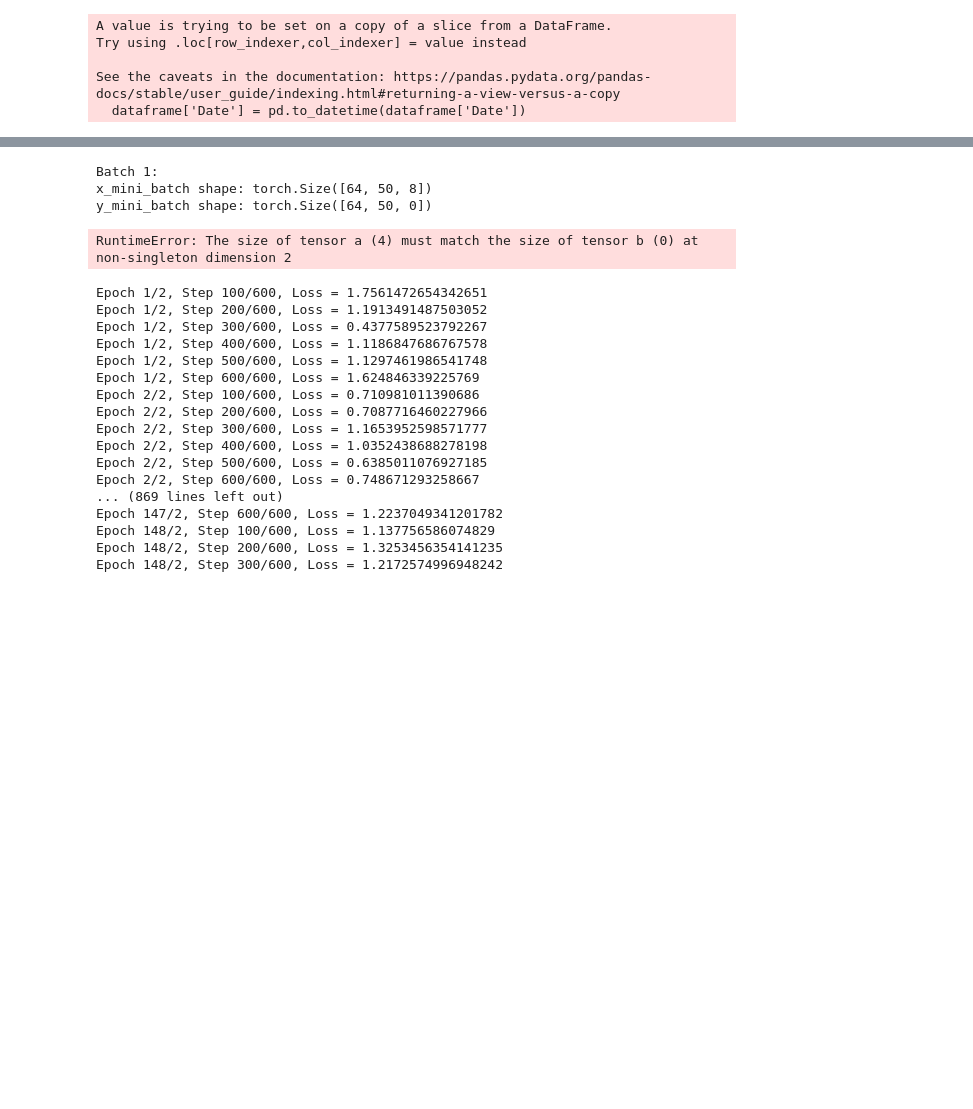
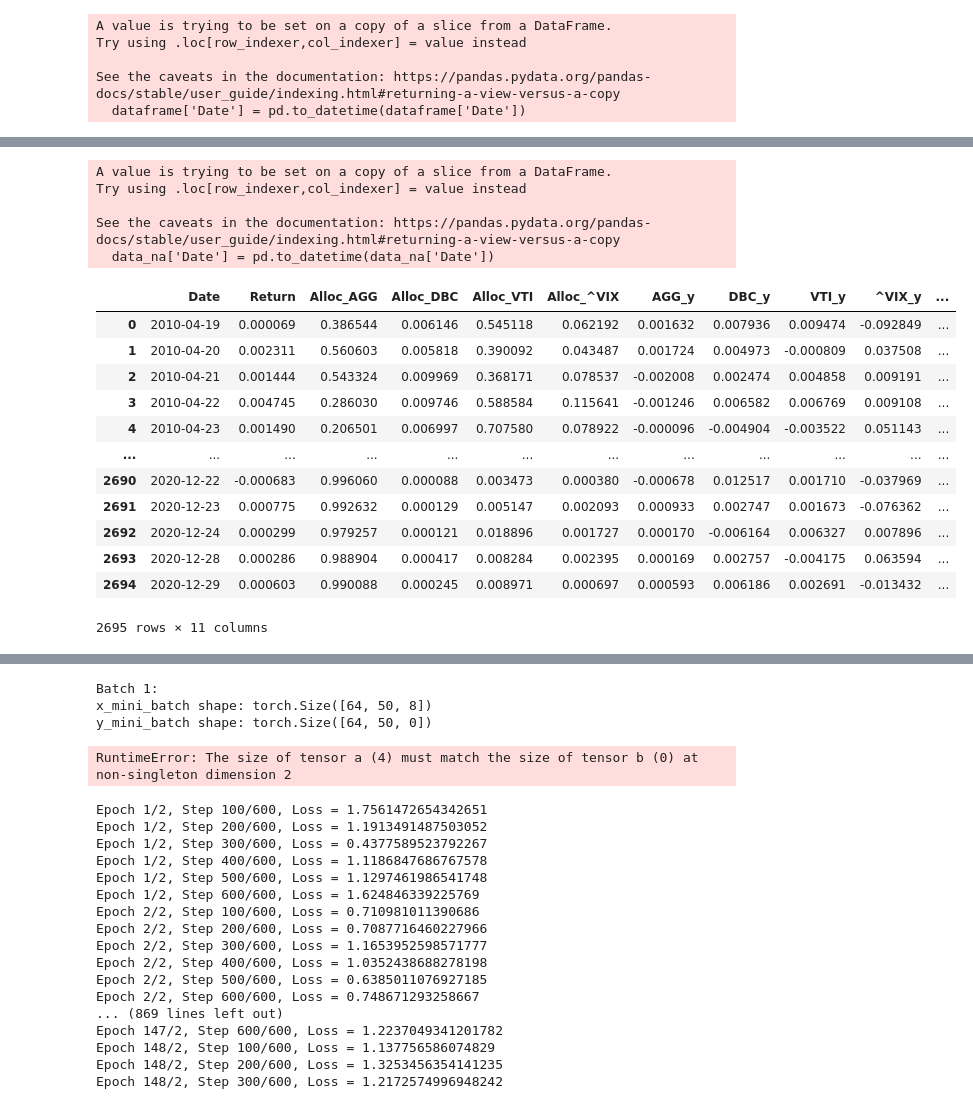
Before and after one commit to alexandreviard/DL-Portfolio-CMAP, a Jupyter notebook: rnn.ipynb, the cells around one changed output, grey strips where cells are left out. Saved outputs shown, nothing was run; the diff lists cells and outputs as text; code cells hidden in the pictures; blank space fills up the shorter version.

Commit message:
training and investing

```diff
--- a/rnn.ipynb
+++ b/rnn.ipynb
@@ -43,6 +34,14 @@ class PortfolioRNN(nn.Module):
         # portfolio_returns -> (batch_size)
         sharpe = torch.mean(portfolio_returns, dim = -1) / torch.std(portfolio_returns, dim = -1)
         return -sharpe.mean()
+
+    def get_allocations(self, X):
+        with torch.no_grad():
+            h0 = torch.zeros(self.num_layers, X.size(0), self.hidden_size).to(device)
+            out, _ = self.rnn(X,h0)
+            out = self.linear(out)
+            out = torch.softmax(out, dim=-1)
+        return out[:, -1, :]
 # %%
 model = PortfolioRNN(5, 1, 1, 2).to(device)
 
@@ -115,6 +128,8 @@ def create_batches(dataframe, start_date, end_date, window_size=50):
     x_batches = []
     y_batches = []
     dates_batches = []
+    dates_per_feature = []
+    y = []
 
     for i in range(len(filtered_data) - window_size):
         window_returns = filtered_data.iloc[i:i+window_size][[col for col in dataframe.columns if col.endswith('_R')]].values
@@ -123,15 +138,19 @@ def create_batches(dataframe, start_date, end_date, window_size=50):
         window_x = np.concatenate([window_returns, window_prices], axis=1)
         window_y = filtered_data.iloc[i:i+window_size][[col for col in dataframe.columns if col.endswith('_y')]].values
 
-        window_dates = filtered_data.iloc[i:i+window_size]['Date'].values
+        window_dates_batches = filtered_data.iloc[i:i+window_size]['Date'].values
+        dates_per_feature.append(filtered_data.iloc[i+window_size]['Date'].date())
+
+        y.append(filtered_data.iloc[i+window_size][[col for col in dataframe.columns if col.endswith('_y')]].values)
 
         x_batches.append(window_x)
         y_batches.append(window_y)
-        dates_batches.append(window_dates)
+        dates_batches.append(window_dates_batches)
 
-    return np.array(x_batches), np.array(y_batches), np.array(dates_batches)
+    return np.array(x_batches), np.array(y_batches), np.array(y, dtype=np.float32), np.array(dates_batches), dates_per_feature
 
-x_batches, y_batches, dates_batches = create_batches(data_na, start_date="2006-01-01", end_date="2010-12-31")
+x_batches, y_batches, y, dates_batches, dates_per_feature = create_batches(data_na, start_date="2006-01-01", end_date="2020-12-29")
+y = y.reshape(y.shape[0], 1, y.shape[1])
 # %% [output]
 A value is trying to be set on a copy of a slice from a DataFrame.
 Try using .loc[row_indexer,col_indexer] = value instead
@@ -140,0 +360,42 @@ See the caveats in the documentation: https://pandas.pydata.org/pandas-docs/stab
+# %%
+
+dataframe_result = pd.DataFrame({
+    'Date': pd.Series(dates_per_feature[idx_invest[0][0]:idx_invest[-1][1]]),
+    'Return': pd.Series(rdt_all.numpy().flatten()),
+    'Alloc_AGG': pd.Series(alloc_all[:, 0]),
+    'Alloc_DBC': pd.Series(alloc_all[:, 1]),
+    'Alloc_VTI': pd.Series(alloc_all[:, 2]),
+    'Alloc_^VIX': pd.Series(alloc_all[:, 3])
+})
+
+dataframe_result['Date'] = pd.to_datetime(dataframe_result['Date'])
+data_na['Date'] = pd.to_datetime(data_na['Date'])
+dataframe_result = pd.merge(dataframe_result, data_na[['Date', 'AGG_y', 'DBC_y', 'VTI_y', '^VIX_y']], on='Date', how='left')
+
+dataframe_result['Final_Return'] = (
+    dataframe_result['Alloc_AGG'] * dataframe_result['AGG_y'] +
+    dataframe_result['Alloc_DBC'] * dataframe_result['DBC_y'] +
+    dataframe_result['Alloc_VTI'] * dataframe_result['VTI_y'] +
+    dataframe_result['Alloc_^VIX'] * dataframe_result['^VIX_y']
+)
+
+dataframe_result
+# %% [output]
+A value is trying to be set on a copy of a slice from a DataFrame.
+Try using .loc[row_indexer,col_indexer] = value instead
+
+See the caveats in the documentation: https://pandas.pydata.org/pandas-docs/stable/user_guide/indexing.html#returning-a-view-versus-a-copy
+  data_na['Date'] = pd.to_datetime(data_na['Date'])
+|  | Date | Return | Alloc_AGG | Alloc_DBC | Alloc_VTI | Alloc_^VIX | AGG_y | DBC_y | VTI_y | ^VIX_y | ... |
+| 0 | 2010-04-19 | 0.000069 | 0.386544 | 0.006146 | 0.545118 | 0.062192 | 0.001632 | 0.007936 | 0.009474 | -0.092849 | ... |
+| 1 | 2010-04-20 | 0.002311 | 0.560603 | 0.005818 | 0.390092 | 0.043487 | 0.001724 | 0.004973 | -0.000809 | 0.037508 | ... |
+| 2 | 2010-04-21 | 0.001444 | 0.543324 | 0.009969 | 0.368171 | 0.078537 | -0.002008 | 0.002474 | 0.004858 | 0.009191 | ... |
+| 3 | 2010-04-22 | 0.004745 | 0.286030 | 0.009746 | 0.588584 | 0.115641 | -0.001246 | 0.006582 | 0.006769 | 0.009108 | ... |
+| 4 | 2010-04-23 | 0.001490 | 0.206501 | 0.006997 | 0.707580 | 0.078922 | -0.000096 | -0.004904 | -0.003522 | 0.051143 | ... |
+| ... | ... | ... | ... | ... | ... | ... | ... | ... | ... | ... | ... |
+| 2690 | 2020-12-22 | -0.000683 | 0.996060 | 0.000088 | 0.003473 | 0.000380 | -0.000678 | 0.012517 | 0.001710 | -0.037969 | ... |
+| 2691 | 2020-12-23 | 0.000775 | 0.992632 | 0.000129 | 0.005147 | 0.002093 | 0.000933 | 0.002747 | 0.001673 | -0.076362 | ... |
+| 2692 | 2020-12-24 | 0.000299 | 0.979257 | 0.000121 | 0.018896 | 0.001727 | 0.000170 | -0.006164 | 0.006327 | 0.007896 | ... |
+| 2693 | 2020-12-28 | 0.000286 | 0.988904 | 0.000417 | 0.008284 | 0.002395 | 0.000169 | 0.002757 | -0.004175 | 0.063594 | ... |
+| 2694 | 2020-12-29 | 0.000603 | 0.990088 | 0.000245 | 0.008971 | 0.000697 | 0.000593 | 0.006186 | 0.002691 | -0.013432 | ... |
+2695 rows × 11 columns
```
Also changed, not shown: parts of 13 cells of this notebook.
